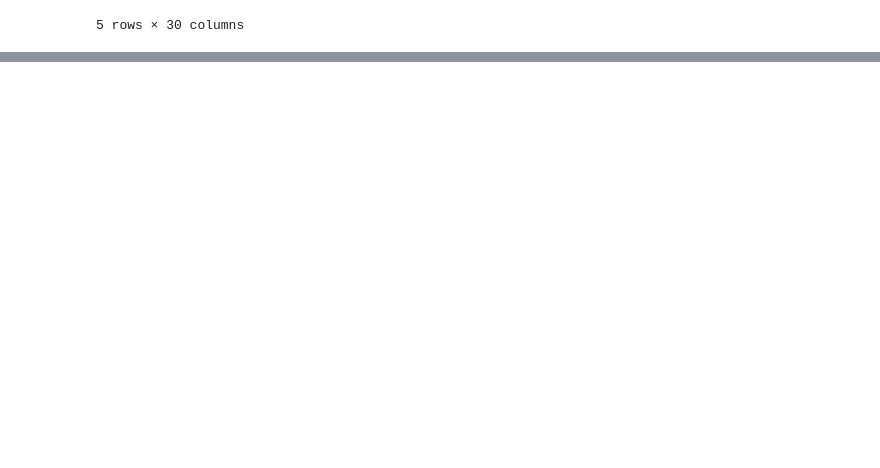
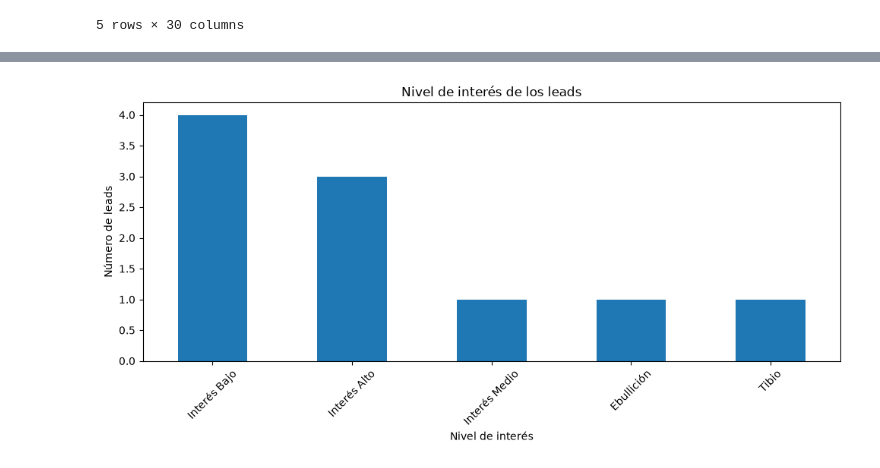
Before and after one commit to a01739136-tech/extraccion_caracteristicas, a Jupyter notebook: Actividad 4.2/codigo_g4.ipynb, the cells around one changed output, grey strips where cells are left out. Saved outputs shown, nothing was run; the diff lists cells and outputs as text; code cells hidden in the pictures; blank space fills up the shorter version.

```diff
--- a/Actividad 4.2/codigo_g4.ipynb
+++ b/Actividad 4.2/codigo_g4.ipynb
@@ -265,0 +81,18 @@ plt.show()
+# %%
+bitacora["Temperatura "] = bitacora["Temperatura "].replace({
+
+    "Lead InteresBajo": "Interés Bajo",
+    "Lead Interes Medio": "Interés Medio",
+    "Lead Interes Alto": "Interés Alto",
+    "Tibio": "Tibio",
+    "Ebullición": "Ebullición"
+
+})
+# %%
+Tabla_temperatura = (
+    bitacora["Temperatura "]
+    .value_counts()
+    .reset_index()
+)
+
+Tabla_temperatura
@@ -265,0 +106,6 @@ plt.show()
+# %%
+Filtro_index_temperatura = Tabla_temperatura.set_index(
+    "Temperatura "
+)
+
+Filtro_index_temperatura
@@ -265,0 +120,17 @@ plt.show()
+# %%
+
+Filtro_index_temperatura.plot(
+    kind="bar",
+    figsize=(10, 5),
+    legend=False
+)
+
+plt.title("Nivel de interés de los leads")
+plt.xlabel("Nivel de interés")
+plt.ylabel("Número de leads")
+plt.xticks(rotation=45)
+
+plt.tight_layout()
+plt.show()
+# %% [output]
+[figure, added]
```
Also changed, not shown: parts of 23 cells of this notebook.
